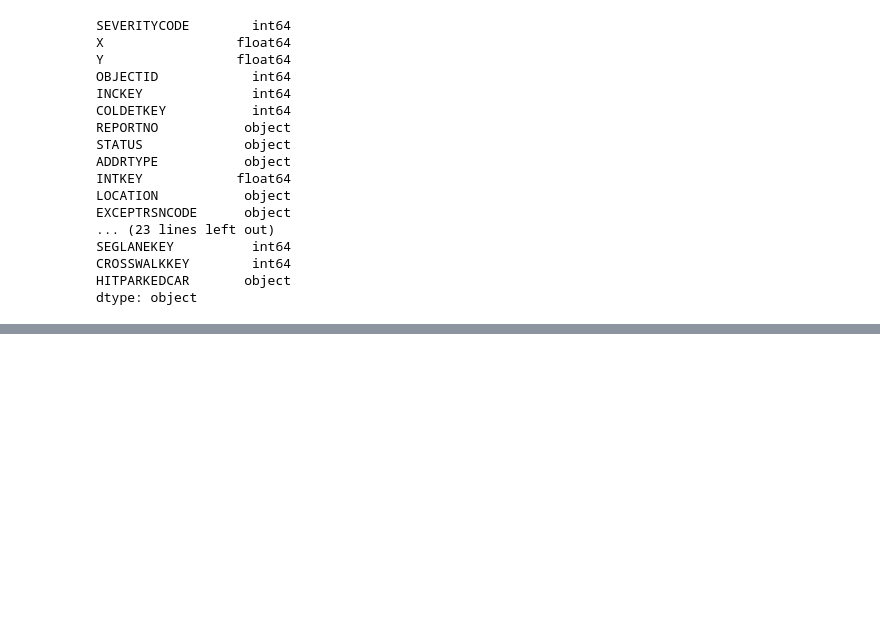
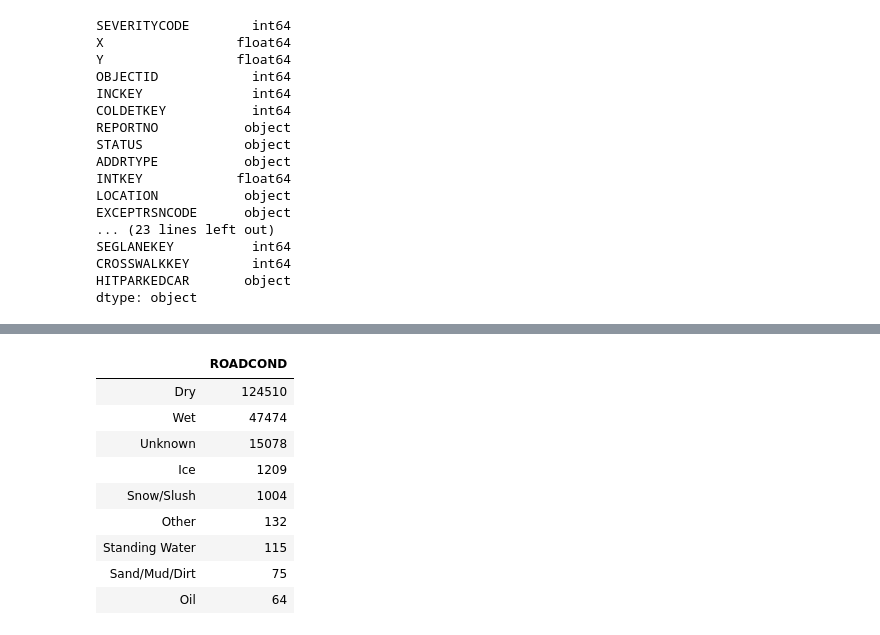
Before and after one commit to Tatianaaaaaaaaa/Coursera_Capstone, a Jupyter notebook: Car_Severity_Data Understanding.ipynb, the cells around one changed output, grey strips where cells are left out. Cells and saved outputs as stored; diff of their text form; code cells hidden in the pictures; blank space fills up the shorter version.

```diff
--- a/Car_Severity_Data Understanding.ipynb
+++ b/Car_Severity_Data Understanding.ipynb
@@ -314,0 +154,14 @@ NameError: name 'SMOTE' is not defined
+# %%
+'ROADCOND'
+main_df["ROADCOND"].value_counts().to_frame()
+# %% [output]
+|  | ROADCOND |
+| Dry | 124510 |
+| Wet | 47474 |
+| Unknown | 15078 |
+| Ice | 1209 |
+| Snow/Slush | 1004 |
+| Other | 132 |
+| Standing Water | 115 |
+| Sand/Mud/Dirt | 75 |
+| Oil | 64 |
```
Also changed, not shown: parts of 55 cells of this notebook.
